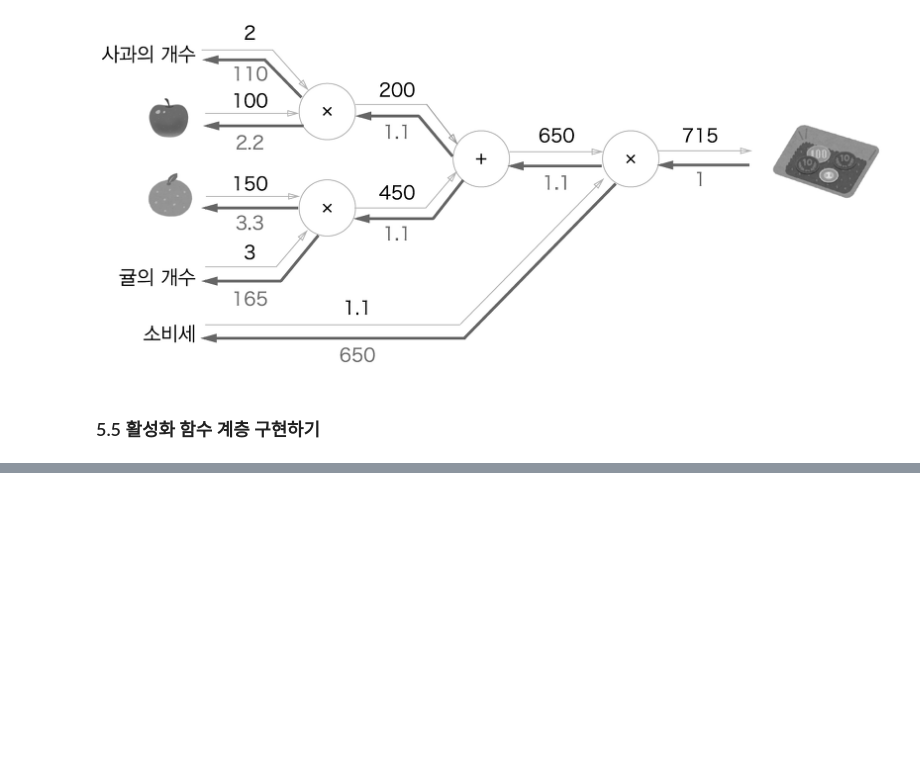
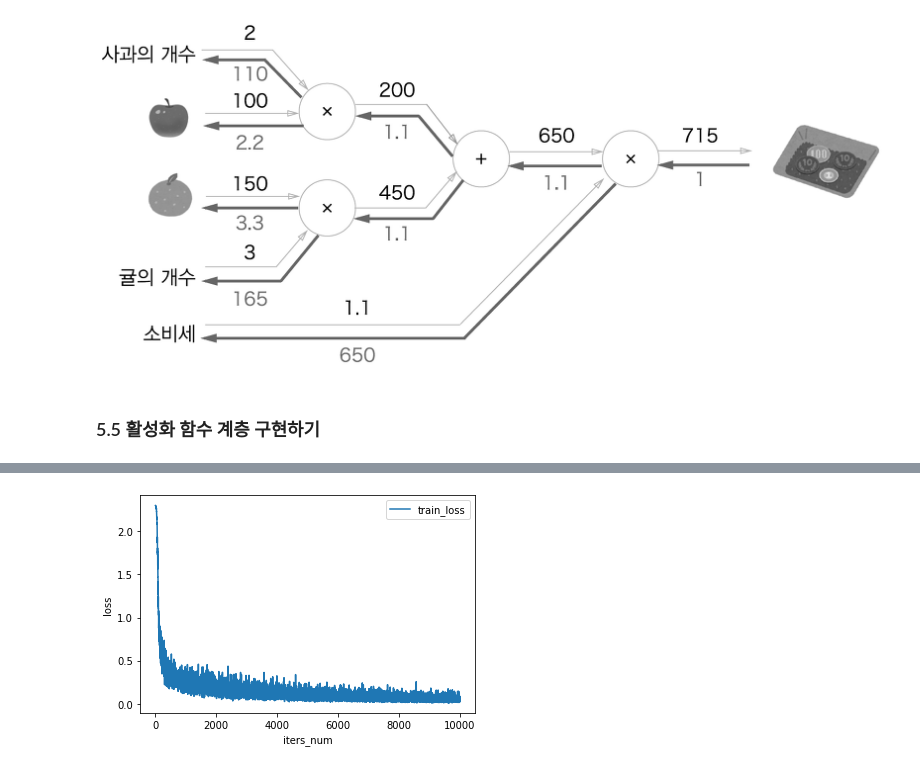
Before and after one commit to hyeon1263/BigAI, a Jupyter notebook: 밑바닥부터 시작하는 딥러닝/Chapter05.ipynb, the cells around one changed output, grey strips where cells are left out. Cells and saved outputs as stored; diff of their text form; code cells hidden in the pictures; blank space fills up the shorter version.

```diff
--- a/밑바닥부터 시작하는 딥러닝/Chapter05.ipynb
+++ b/밑바닥부터 시작하는 딥러닝/Chapter05.ipynb
@@ -139,0 +468,11 @@ $\partial$
+# %%
+# 손실함수 변화 그래프
+
+x = np.arange(iters_num)
+plt.plot(x, train_loss_list, label='train_loss')
+plt.xlabel('iters_num')
+plt.ylabel('loss')
+plt.legend()
+plt.show()
+# %% [output]
+[figure, added]
```
Also changed, not shown: parts of 19 cells of this notebook.
